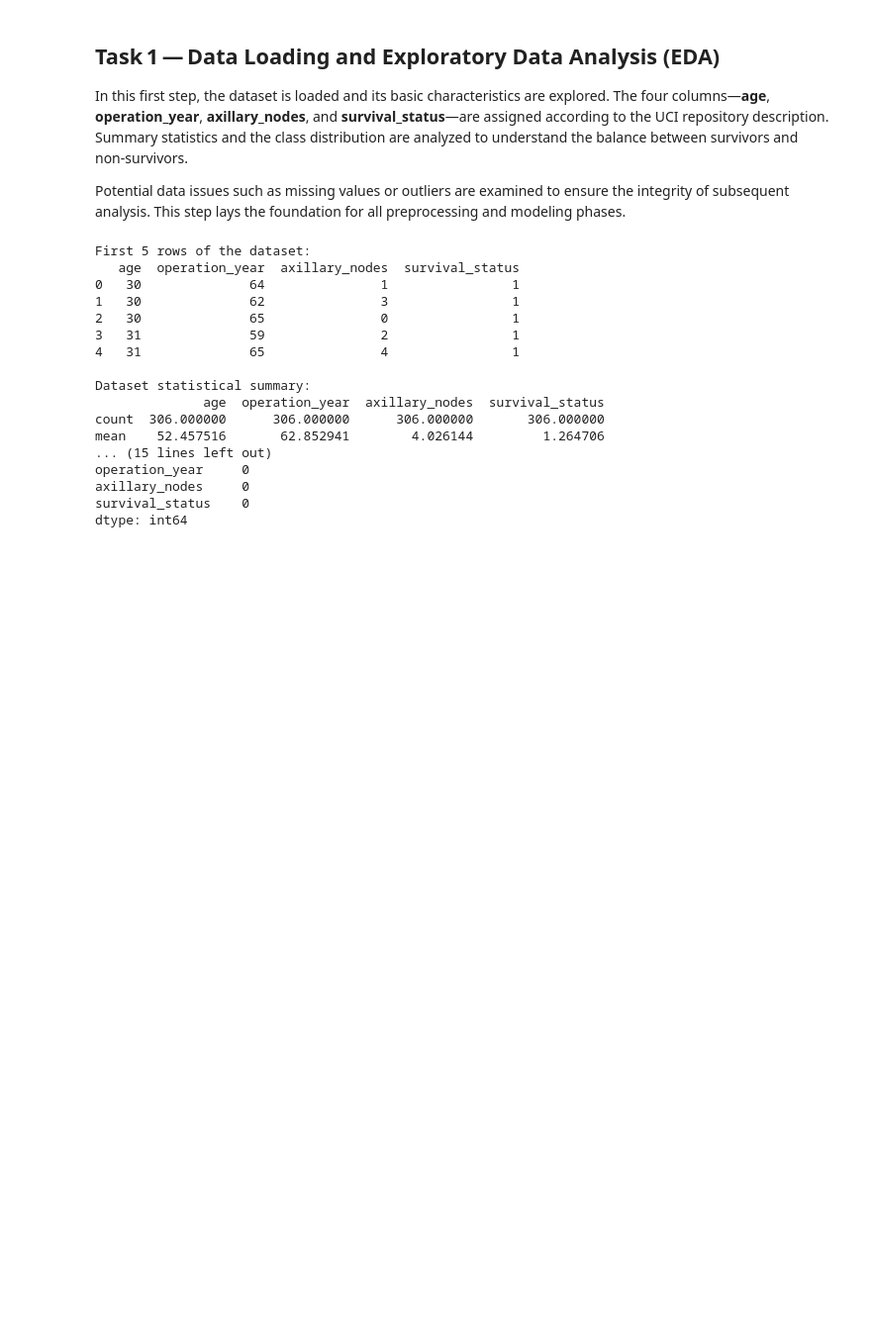
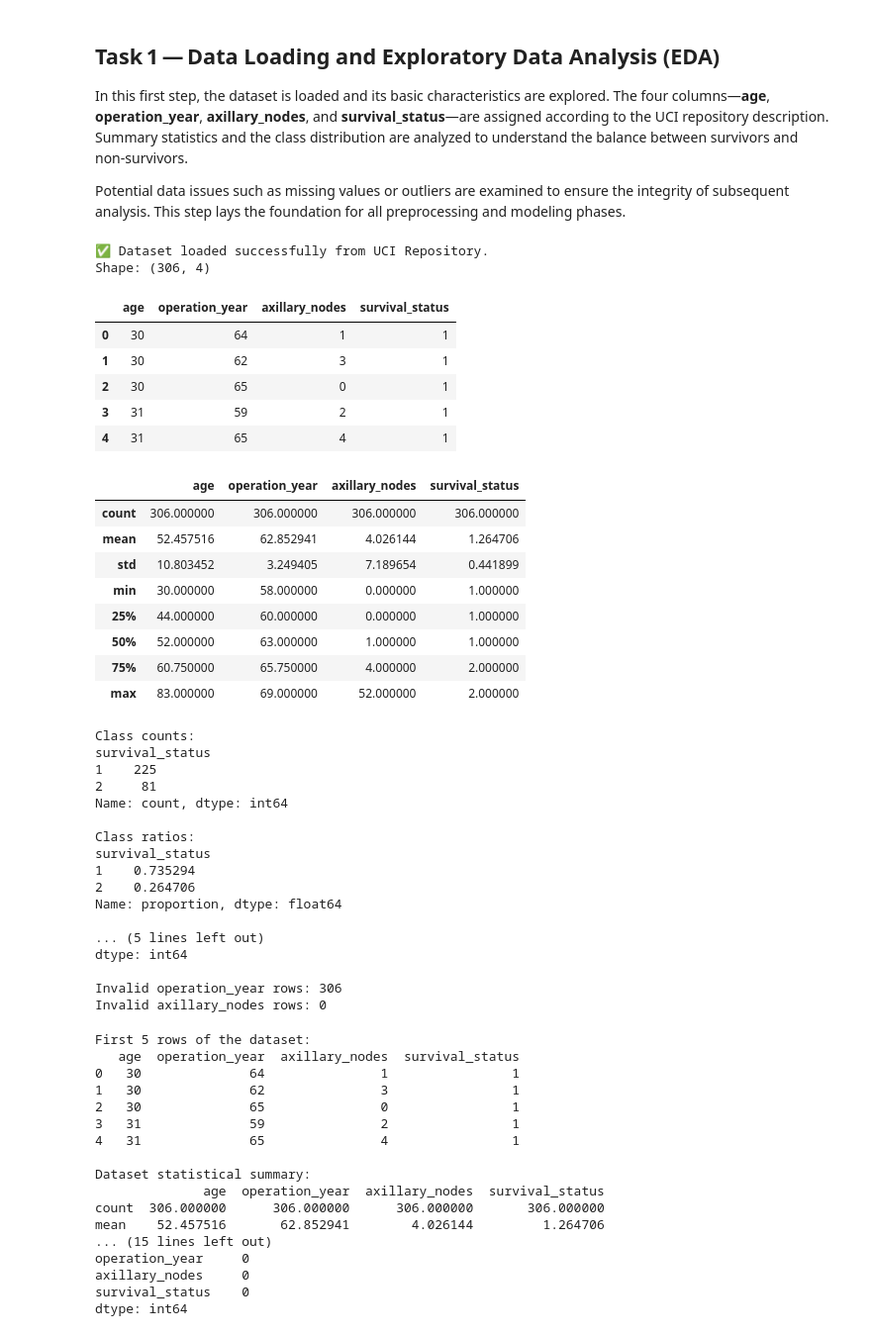
Before and after one commit to prumucena1979/personalMLTerm4, a Jupyter notebook: assignment01_DAMO-640-10_FINAL.ipynb, the cells around one changed output. Shown: that part at 99% size. Cells and saved outputs as stored; diff of their text form; code cells hidden in the pictures; blank space fills up the shorter version.

```diff
--- a/assignment01_DAMO-640-10_FINAL.ipynb
+++ b/assignment01_DAMO-640-10_FINAL.ipynb
@@ -35,29 +35,77 @@ In this first step, the dataset is loaded and its basic characteristics are expl
 
 Potential data issues such as missing values or outliers are examined to ensure the integrity of subsequent analysis. This step lays the foundation for all preprocessing and modeling phases.
 # %%
-# Compliance Merge — Task 1: Data Loading & EDA (exact rubric coverage)
+# ✅ Task 1 — Data Loading & EDA (UCI Source, exact rubric coverage)
 import pandas as pd
 import numpy as np
 
-# If df not present, attempt to load the Haberman CSV (adjust path if needed)
-try:
-    df  # noqa: F821
-except NameError:
-    df = pd.read_csv("haberman.csv", header=None, names=["age","operation_year","axillary_nodes","survival_status"])
+# Dataset URL from the assignment
+url = "https://archive.ics.uci.edu/ml/machine-learning-databases/haberman/haberman.data"
 
-# Head, describe, class distribution
+# Load the CSV directly from the URL (no header) and assign column names
+df = pd.read_csv(
+    url,
+    header=None,
+    names=["age", "operation_year", "axillary_nodes", "survival_status"]
+)
+
+print("✅ Dataset loaded successfully from UCI Repository.")
+print(f"Shape: {df.shape}")
+
+# Display basic EDA
 display(df.head())
 display(df.describe())
-print("Class counts:\n", df["survival_status"].value_counts())
-print("\nClass ratios:\n", df["survival_status"].value_counts(normalize=True))
 
-# Missing & validity checks
+# Class distribution
+print("\nClass counts:")
+print(df["survival_status"].value_counts())
+print("\nClass ratios:")
+print(df["survival_status"].value_counts(normalize=True))
+
+# Check for missing or invalid values
 print("\nMissing values per column:")
 print(df.isnull().sum())
+
 invalid_years = (df["operation_year"] < 1958) | (df["operation_year"] > 1969)
 invalid_nodes = df["axillary_nodes"] < 0
-print(f"Invalid operation_year rows: {invalid_years.sum()}")
+
+print(f"\nInvalid operation_year rows: {invalid_years.sum()}")
 print(f"Invalid axillary_nodes rows: {invalid_nodes.sum()}")
+# %% [output]
+✅ Dataset loaded successfully from UCI Repository.
+Shape: (306, 4)
+|  | age | operation_year | axillary_nodes | survival_status |
+| 0 | 30 | 64 | 1 | 1 |
+| 1 | 30 | 62 | 3 | 1 |
+| 2 | 30 | 65 | 0 | 1 |
+| 3 | 31 | 59 | 2 | 1 |
+| 4 | 31 | 65 | 4 | 1 |
+|  | age | operation_year | axillary_nodes | survival_status |
+| count | 306.000000 | 306.000000 | 306.000000 | 306.000000 |
+| mean | 52.457516 | 62.852941 | 4.026144 | 1.264706 |
+| std | 10.803452 | 3.249405 | 7.189654 | 0.441899 |
+| min | 30.000000 | 58.000000 | 0.000000 | 1.000000 |
+| 25% | 44.000000 | 60.000000 | 0.000000 | 1.000000 |
+| 50% | 52.000000 | 63.000000 | 1.000000 | 1.000000 |
+| 75% | 60.750000 | 65.750000 | 4.000000 | 2.000000 |
+| max | 83.000000 | 69.000000 | 52.000000 | 2.000000 |
+Class counts:
+survival_status
+1    225
+2     81
+Name: count, dtype: int64
+
+Class ratios:
+survival_status
+1    0.735294
+2    0.264706
+Name: proportion, dtype: float64
+
+... (5 lines left out)
+dtype: int64
+
+Invalid operation_year rows: 306
+Invalid axillary_nodes rows: 0
 # %%
 url = "https://archive.ics.uci.edu/ml/machine-learning-databases/haberman/haberman.data"
 cols = ["age", "operation_year", "axillary_nodes", "survival_status"]
```
Also changed, not shown: parts of 15 cells of this notebook, 1 other file.
